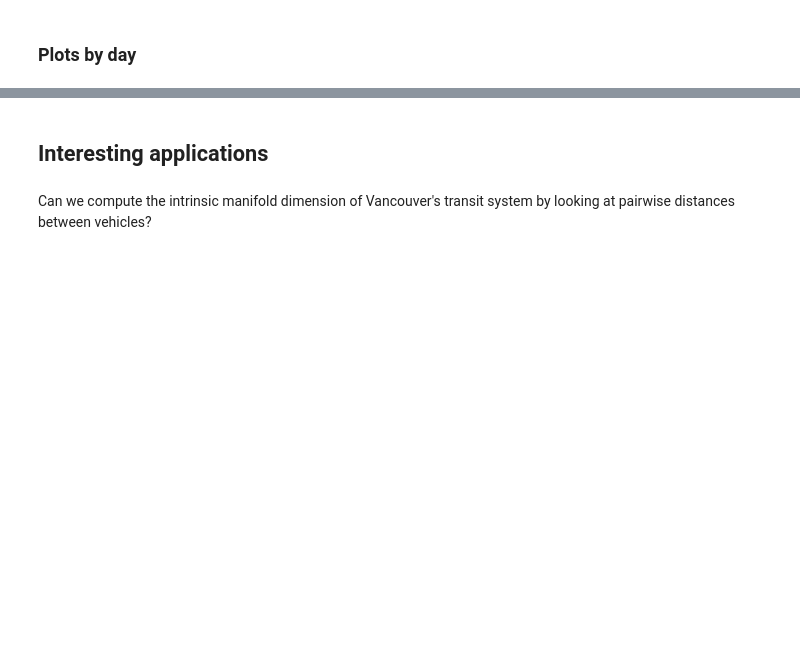
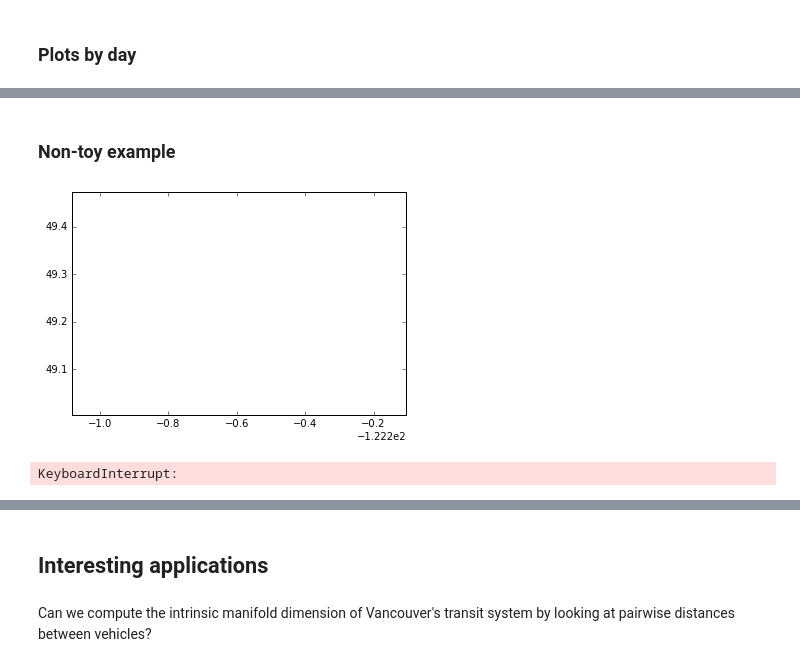
Before and after one commit to asberk/translink, a Jupyter notebook: Reading transit data.ipynb, the cells around one changed output, grey strips where cells are left out. Saved outputs shown, nothing was run; the diff lists cells and outputs as text; code cells hidden in the pictures; blank space fills up the shorter version.

```diff
--- a/Reading transit data.ipynb
+++ b/Reading transit data.ipynb
@@ -130,0 +177,9 @@ ax.view_init(55, 65);
+# %% [markdown]
+### Non-toy example
+# %%
+fig, ax = plt.subplots()
+ax.set_xlim((lon_min, lon_max))
+ax.set_ylim((lat_min, lat_max))
+line, = ax.plot([], [], lw=2)
+# %% [output]
+[figure, added]
@@ -130,0 +207,4 @@ ax.view_init(55, 65);
+# %%
+HTML(anim.to_html5_video())
+# %% [output]
+KeyboardInterrupt:
```
Also changed, not shown: parts of 23 cells of this notebook.
